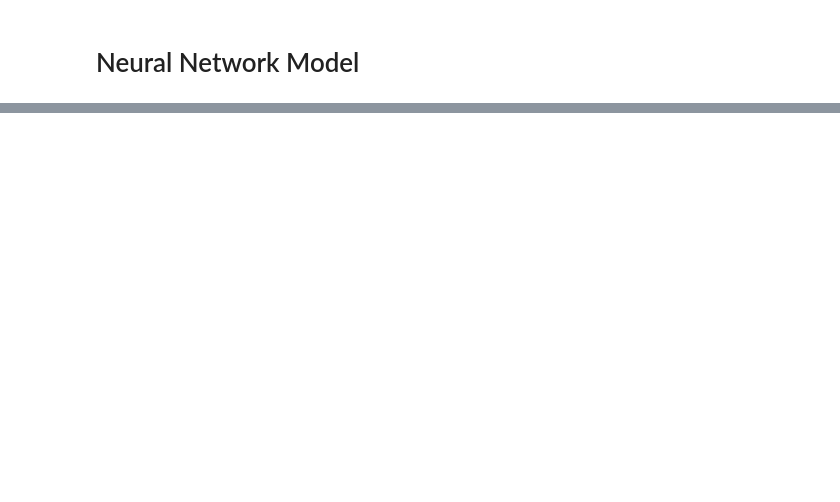
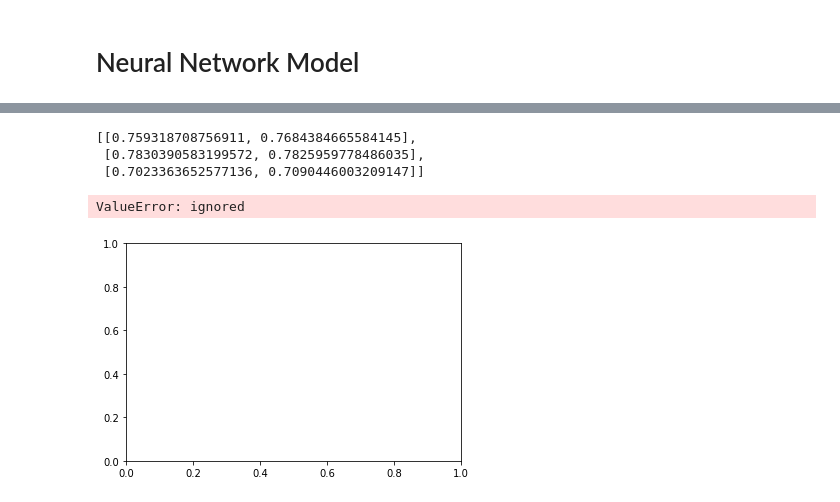
Before and after one commit to medzz123/intro-ai-coursework, a Jupyter notebook: coursework.ipynb, the cells around one changed output, grey strips where cells are left out. Cells and saved outputs as stored; diff of their text form; code cells hidden in the pictures; blank space fills up the shorter version.

```diff
--- a/coursework.ipynb
+++ b/coursework.ipynb
@@ -500,0 +505,12 @@ False Negatives =  107
+# %%
+from sklearn.model_selection import GridSearchCV
+
+params = [{'penalty':['l1','l2']}, {'C':[1, 10, 100, 1000]}]
+
+gs_lr = GridSearchCV(estimator = logreg,
+                           param_grid = params,
+                           scoring = 'accuracy',
+                           cv = 5,
+                           verbose=0)
+
+gs_lr.fit(X_train, y_train)
@@ -500,0 +555,7 @@ False Negatives =  107
+# %%
+depth = np.arange(1,30)
+leaves = [1,2,4,5,10,20,30,40,80,100]
+param_grid =[{'max_depth':depth,
+             'min_samples_leaf':leaves}]
+gs_tree = GridSearchCV(estimator = tree,param_grid = param_grid,cv=10)
+gs_tree.fit(X_train,y_train)
@@ -500,0 +608,4 @@ False Negatives =  107
+# %%
+param_grid = {'solver': ['lbfgs'], 'max_iter': [500,1000,1500], 'alpha': 10.0 ** -np.arange(1, 7), 'hidden_layer_sizes':np.arange(5, 12), 'random_state':[0,1,2,3,4,5,6,7,8,9]}
+nn_gs = GridSearchCV(estimator=nn_model, param_grid=param_grid, n_jobs=-1, cv=3)
+nn_gs.fit(X_train, y_train)
@@ -500,0 +655,14 @@ False Negatives =  107
+# %%
+scores = [[dtc_score, gs_tree.best_score_], [lr_score,gs_lr.best_score_], [nn_score,nn_gs.best_score_]]
+
+scores
+# %% [output]
+[[0.759318708756911, 0.7684384665584145],
+ [0.7830390583199572, 0.7825959778486035],
+ [0.7023363652577136, 0.7090446003209147]]
+# %%
+plt.bar([0.1, 0.2, 0.3, 0.4, 0.5, 0.6, 0.7, 0.8, 0.9, 1],scores)
+plt.show()
+# %% [output]
+ValueError: ignored
+[figure, added]
```
Also changed, not shown: parts of 20 cells of this notebook.
